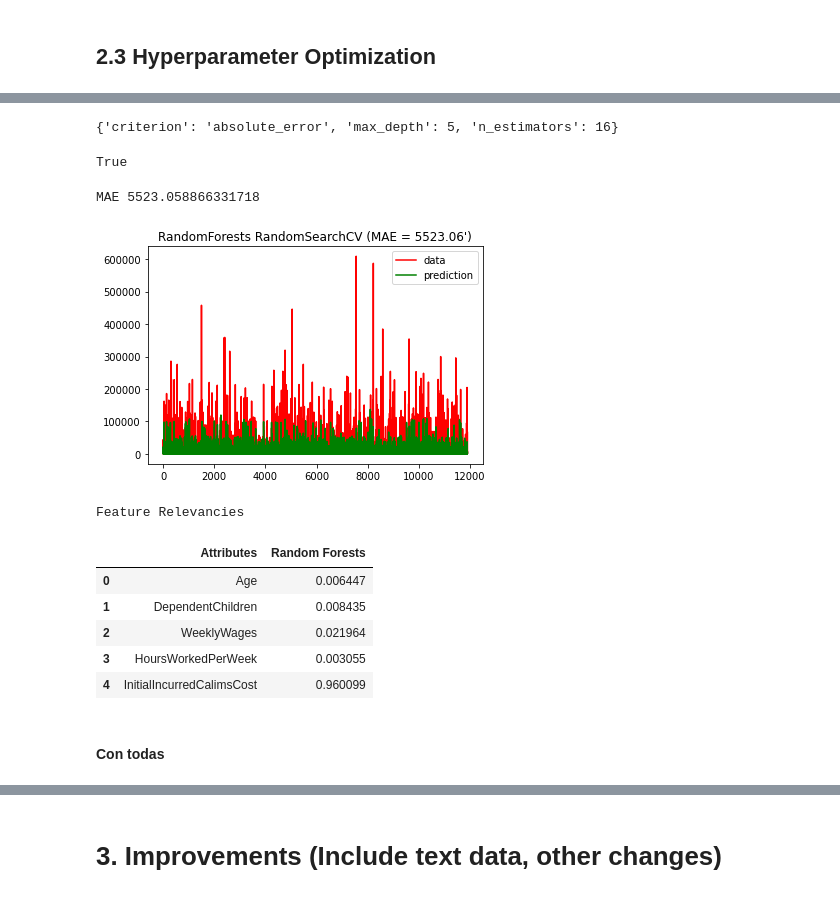
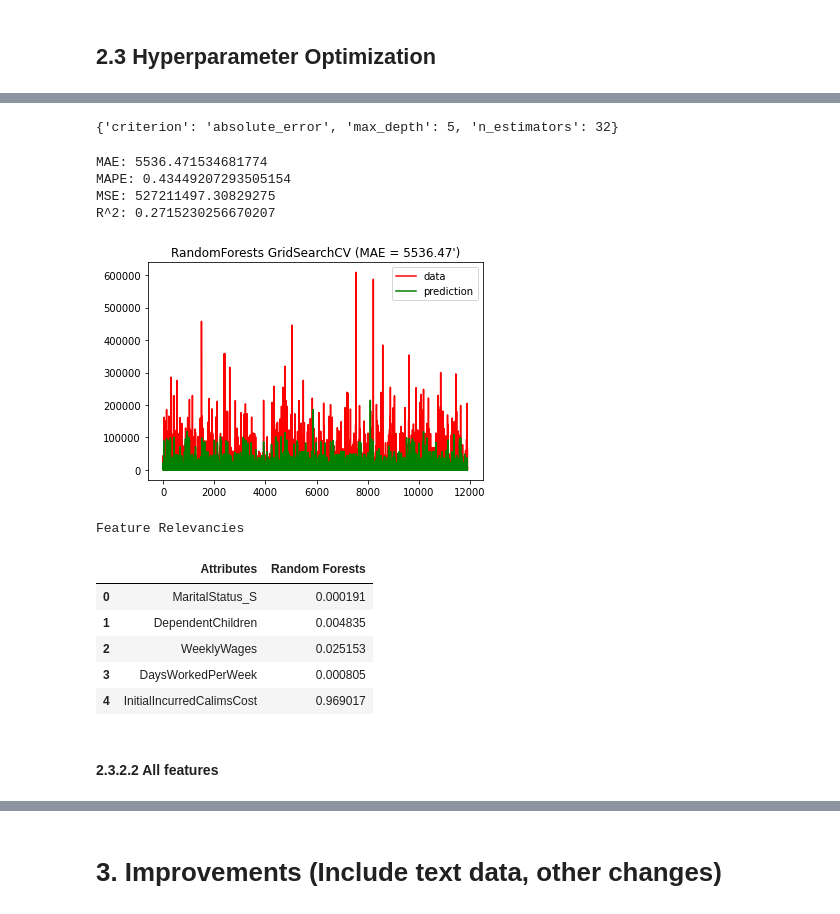
Before and after one commit to Laura-VFA/MachineLearning-21-22, a Jupyter notebook: ML_Deliverable3.ipynb, the cells around one changed output, grey strips where cells are left out. Drawn from its saved outputs; the diff is of its cells as text; code cells hidden in the pictures.

```diff
--- a/ML_Deliverable3.ipynb
+++ b/ML_Deliverable3.ipynb
@@ -1044,9 +992,8 @@ regressors.append(GradientBoostingRegressor(n_estimators=100, learning_rate=0.1,
 # %%
 xx = np.stack(i for i in range(len(y_test)))
-#regr_names = ["DT", "AB", "GB"]
-regr_names = ["DT", "GB"]
+regr_names = ["DT", "AB", "GB"]
 
-for i, r in enumerate(regressors):
+for i, r in tqdm(enumerate(regressors)):
     r.fit(X_train, y_train)
     y = r.predict(X_test)
     print ("Error Measure", mean_absolute_error(y_test,y))
@@ -1101,24 +1065,15 @@ X_train.head()
 # %%
 regressor = RandomForestRegressor(random_state=0)
 # %%
-from scipy.stats import randint as sp_randint
-param_dist = {"n_estimators": [8, 16], # Number of trees in random forest
-              #"max_features": ['auto', 'sqrt', 'log2'], # Number of features to consider at every split
+
+param_dist = {"n_estimators": [8, 16, 24, 32], # Number of trees in random forest
               "max_depth": [6, 5, 4], # Maximum number of levels in tree
-              #"min_samples_split": sp_randint(2, 50), #  Minimum number of samples required to split a node
-              #"min_samples_leaf": sp_randint(1, 50), # Minimum number of samples required at each leaf node
               #"bootstrap": [True, False], # Method of selecting samples for training each tree
-              #"criterion": ["squared_error", "absolute_error"] #mse, mae
-              "criterion": ["absolute_error"] #mse, mae
-              #"min_weight_fraction_leaf":
-              #"max_leaf_nodes"
-              #"min_impurity_decrease"
-              #"ccp_alpha"
+              "criterion": ["squared_error", "absolute_error"] #mse, mae
               }
 # %%
-from sklearn.model_selection import GridSearchCV
-rnd_regres = GridSearchCV(estimator = regressor, param_grid = param_dist, cv = 5)
+rnd_regres = GridSearchCV(estimator = regressor, param_grid = param_dist, cv = 2, verbose=4)
 
-# Fit the random search model
+# Fit the grid search model
 rnd_regres.fit(X = X_train, y = y_train)
 # %% [output]
@@ -1153,41 +1124,37 @@ Parameters: {'n_estimators': 32, 'max_depth': 4, 'criterion': 'absolute_error'}
 # %%
 rnd_regres.best_params_
 # %% [output]
-{'criterion': 'absolute_error', 'max_depth': 5, 'n_estimators': 16}
+{'criterion': 'absolute_error', 'max_depth': 5, 'n_estimators': 32}
-# %%
-pd.isnull(y_pred).any()
-# %% [output]
-True
 # %%
 # choose the best
+best_random = rnd_regres.best_estimator_
 
-best_random = rnd_regres.best_estimator_
 # fit and predict
 best_random.fit( X = X_train, y =y_train)
 y_pred = best_random.predict(X = X_test)
-
-# EVALUATE
-from sklearn.metrics import mean_absolute_error
-mae = mean_absolute_error(y_test, y_pred)
-print ('MAE', mae)
-# %% [output]
-MAE 5523.058866331718
+# %%
+# Errors
+print ("MAE:", metrics.mean_absolute_error(y_test, y_pred))
+print ("MAPE:", metrics.mean_absolute_percentage_error(y_test, y_pred))
+print ("MSE:", metrics.mean_squared_error(y_test, y_pred))
+print ("R^2:", metrics.r2_score(y_test, y_pred))
+# %% [output]
+MAE: 5536.471534681774
+MAPE: 0.43449207293505154
+MSE: 527211497.30829275
+R^2: 0.2715230256670207
 # %%
-from sklearn.metrics import mean_absolute_error
-
-
-# x axis for plotting
-import numpy as np
+# Prediction graph
 xx = np.stack(i for i in range(y_test.shape[0]))
 plt.plot(xx, y_test, c='r', label='data')
 plt.plot(xx, y_pred, c='g', label='prediction')
 plt.axis('tight')
 plt.legend()
-plt.title("RandomForests RandomSearchCV (MAE = %6.2f')" % ( mae))
+plt.title("RandomForests GridSearchCV (MAE = %6.2f')" % ( metrics.mean_absolute_error(y_pred , y_test)))
 
 plt.show()
 # %% [output]
-[figure, old version]
+[figure, new version]
 # %%
 # FEATURE RELEVANCIES
 print ('Feature Relevancies')
@@ -1196,11 +1163,11 @@ pd.DataFrame({'Attributes': x_features ,
 # %% [output]
 Feature Relevancies
 |  | Attributes | Random Forests |
-| 0 | Age | 0.006447 |
-| 1 | DependentChildren | 0.008435 |
-| 2 | WeeklyWages | 0.021964 |
-| 3 | HoursWorkedPerWeek | 0.003055 |
-| 4 | InitialIncurredCalimsCost | 0.960099 |
+| 0 | MaritalStatus_S | 0.000191 |
+| 1 | DependentChildren | 0.004835 |
+| 2 | WeeklyWages | 0.025153 |
+| 3 | DaysWorkedPerWeek | 0.000805 |
+| 4 | InitialIncurredCalimsCost | 0.969017 |
-# %% [markdown]
-#### Con todas
+# %% [markdown]
+#### 2.3.2.2 All features
 # %%
```
Also changed, not shown: parts of 125 cells of this notebook.
